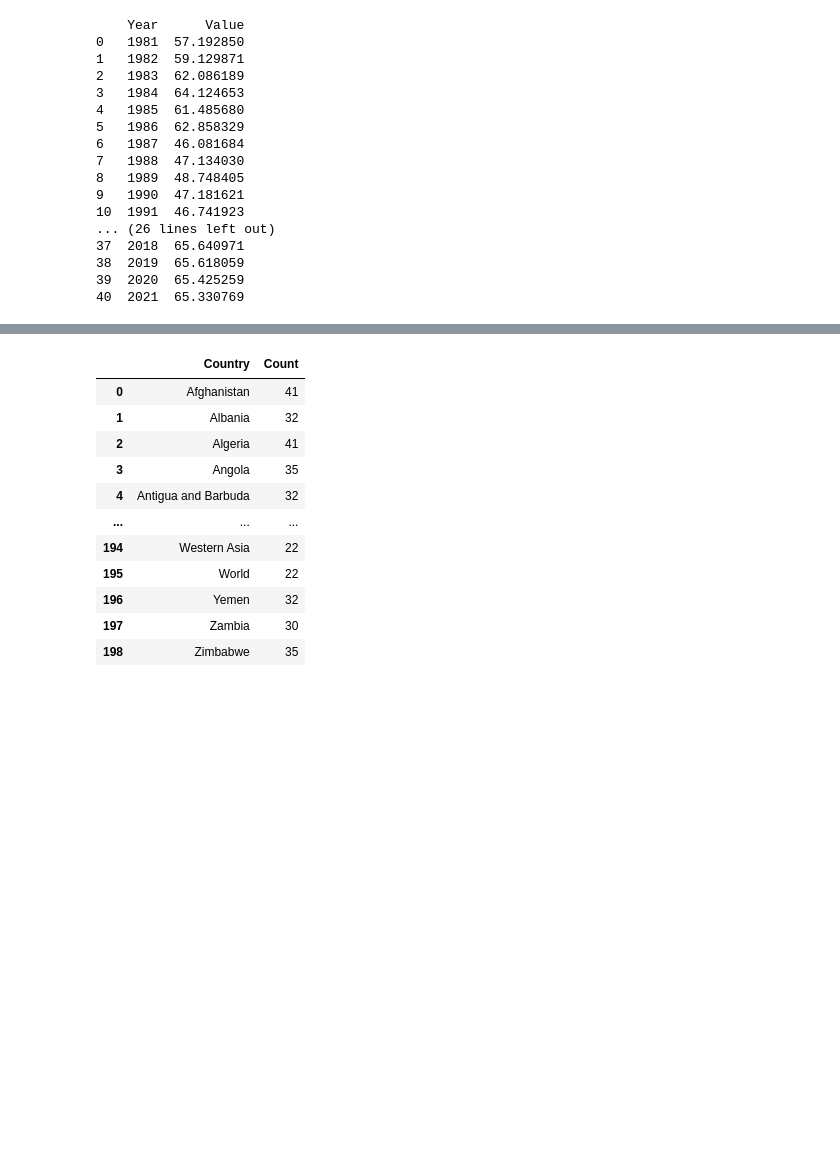
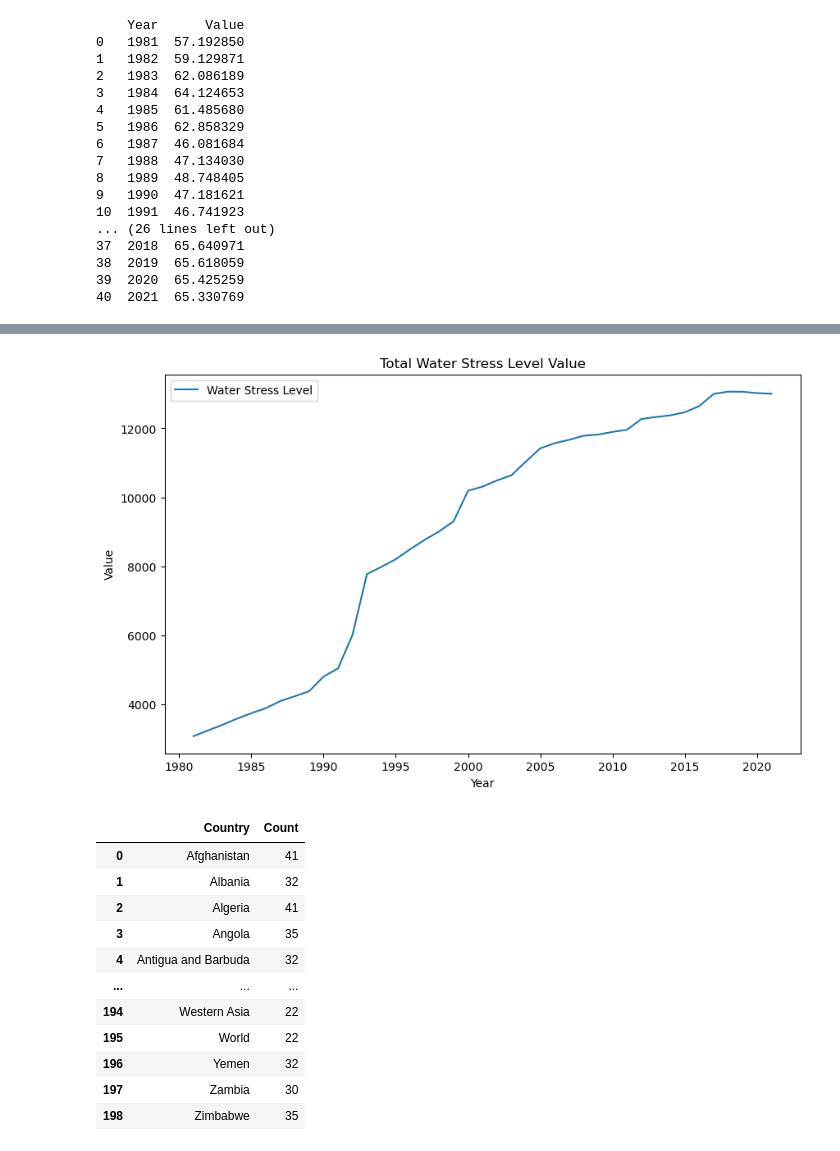
Before and after one commit to jcbritton/Project1_Team2_repo, a Jupyter notebook: smith_draft_code2.ipynb, the cells around one changed output, grey strips where cells are left out. Saved outputs shown, nothing was run; the diff lists cells and outputs as text; code cells hidden in the pictures; blank space fills up the shorter version.

```diff
--- a/smith_draft_code2.ipynb
+++ b/smith_draft_code2.ipynb
@@ -192,0 +180,3 @@ plt.show()
+# %%
+total_value_per_year = filtered_water_df.groupby('Year')['Value'].sum().reset_index()
+print(total_value_per_year)
@@ -193,3 +201,14 @@ plt.show()
+# %%
+# Total Water Stress Level by year by sum
+plt.figure(figsize=(10, 6))
+sns.lineplot(data=total_value_per_year, x='Year', y='Value', label='Water Stress Level')
+plt.title('Total Water Stress Level Value')
+plt.xlabel('Year')
+plt.ylabel('Value')
+plt.legend()
+plt.show()
+# %% [output]
+[figure, added]
 # %%
 #Further filter water data by country and count total water stress per country between years 1980-2015
 water_country_counts = filtered_water_df['Country'].value_counts().sort_index()
```
Also changed, not shown: parts of 10 cells of this notebook, 6 other files.
